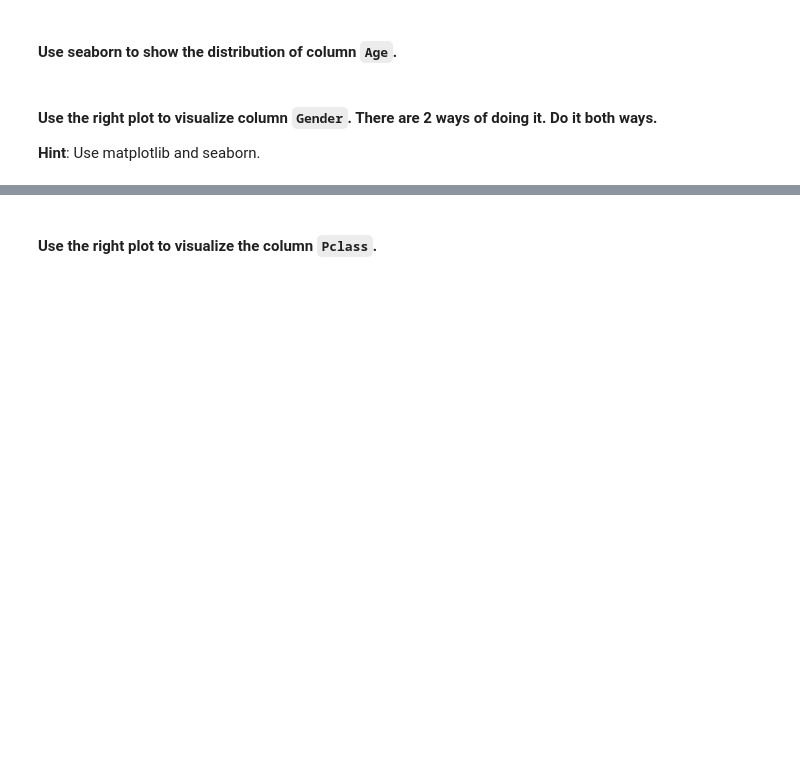
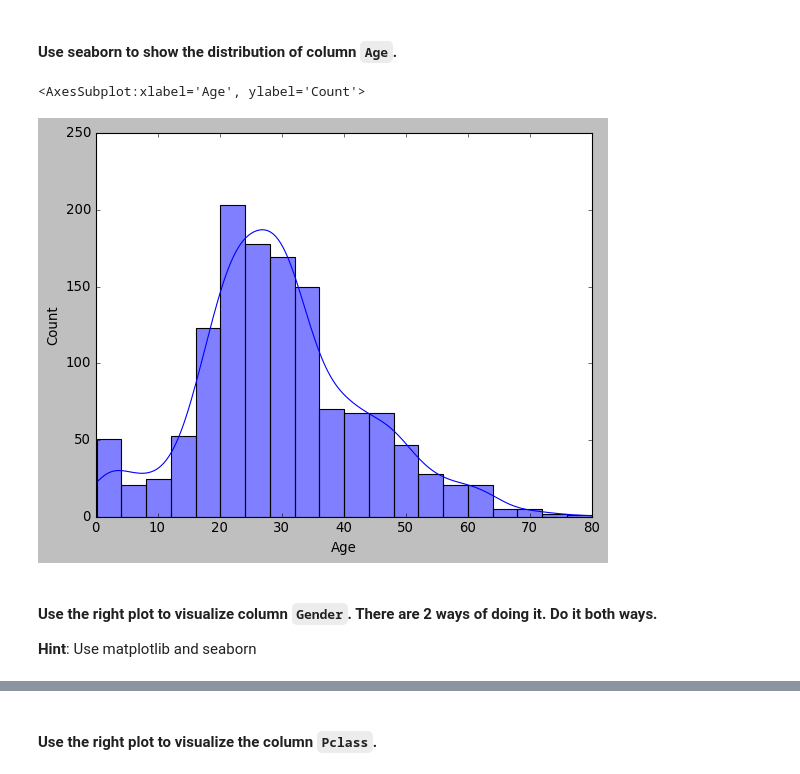
Before and after one commit to Ironhack-Data-Madrid-Marzo-2022/5.2-lab-matplotlib-seaborn, a Jupyter notebook: your-code/main.ipynb, the cells around one changed output, grey strips where cells are left out. Saved outputs shown, nothing was run; the diff lists cells and outputs as text; code cells hidden in the pictures; blank space fills up the shorter version.

```diff
--- a/your-code/main.ipynb
+++ b/your-code/main.ipynb
@@ -86,3 +145,9 @@ your comments here
+# %%
+sns.histplot(titanic['Age'], bins=20, color='blue',kde=True)
+# plt.savefig('../figures/age_distribution_seaborn.png')
+# %% [output]
+<AxesSubplot:xlabel='Age', ylabel='Count'>
+[figure, added]
 # %% [markdown]
 #### Use the right plot to visualize column `Gender`. There are 2 ways of doing it. Do it both ways.
-**Hint**: Use matplotlib and seaborn.
+**Hint**: Use matplotlib and seaborn
```
Also changed, not shown: parts of 56 cells of this notebook, 13 other files.
